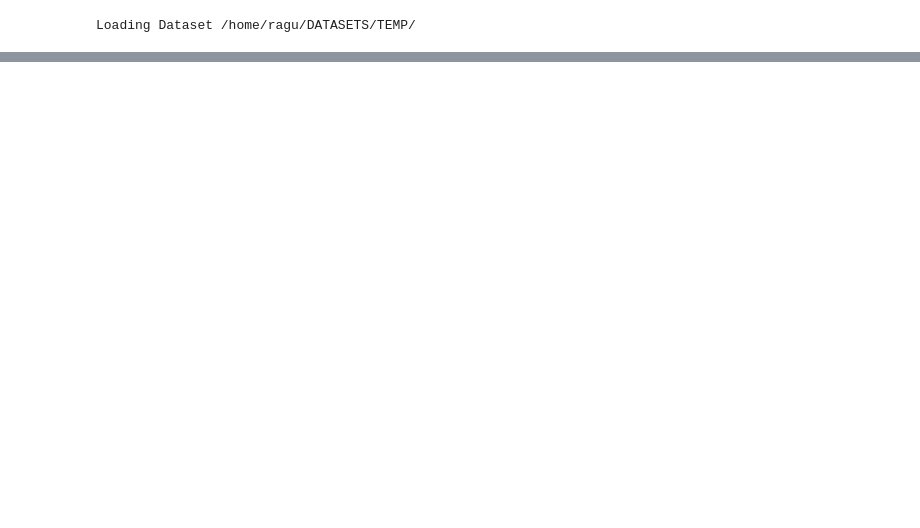
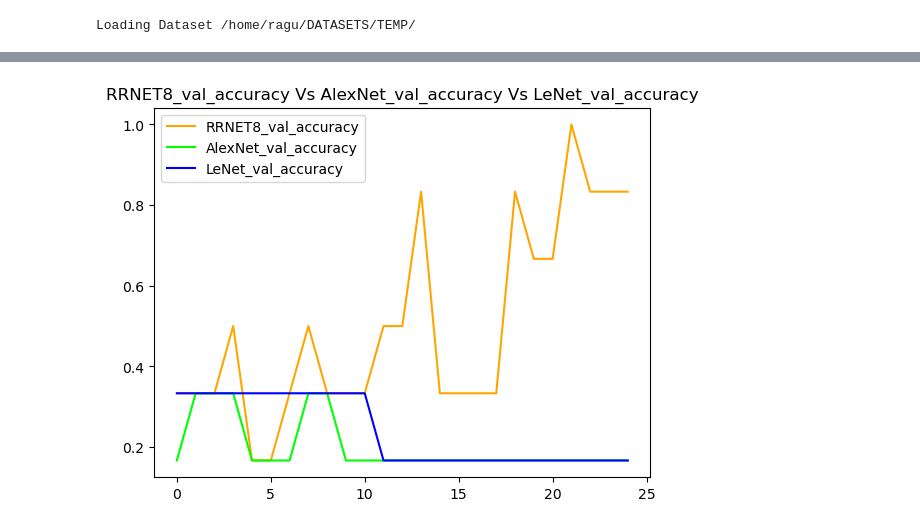
Before and after one commit to ragu8/CLASSIFICATION, a Jupyter notebook: Comparison.ipynb, the cells around one changed output, grey strips where cells are left out. Cells and saved outputs as stored; diff of their text form; code cells hidden in the pictures; blank space fills up the shorter version.

```diff
--- a/Comparison.ipynb
+++ b/Comparison.ipynb
@@ -263,0 +254,15 @@ plt.show()
+# %%
+def plot_val_accuracy():
+    plt.plot(comparison['RRNET8_val_accuracy'],color='orange',label = 'RRNET8_val_accuracy')
+
+    plt.plot(comparison['AlexNet_val_accuracy'], color='lime' ,label = 'AlexNet_val_accuracy')
+
+    plt.plot(comparison['LeNet_val_accuracy'],color='blue',label = 'LeNet_val_accuracy')
+
+    plt.legend()
+    plt.title('RRNET8_val_accuracy Vs AlexNet_val_accuracy Vs LeNet_val_accuracy')
+    plt.show()
+
+plot_val_accuracy()
+# %% [output]
+[figure, added]
```
Also changed, not shown: parts of 14 cells of this notebook.
